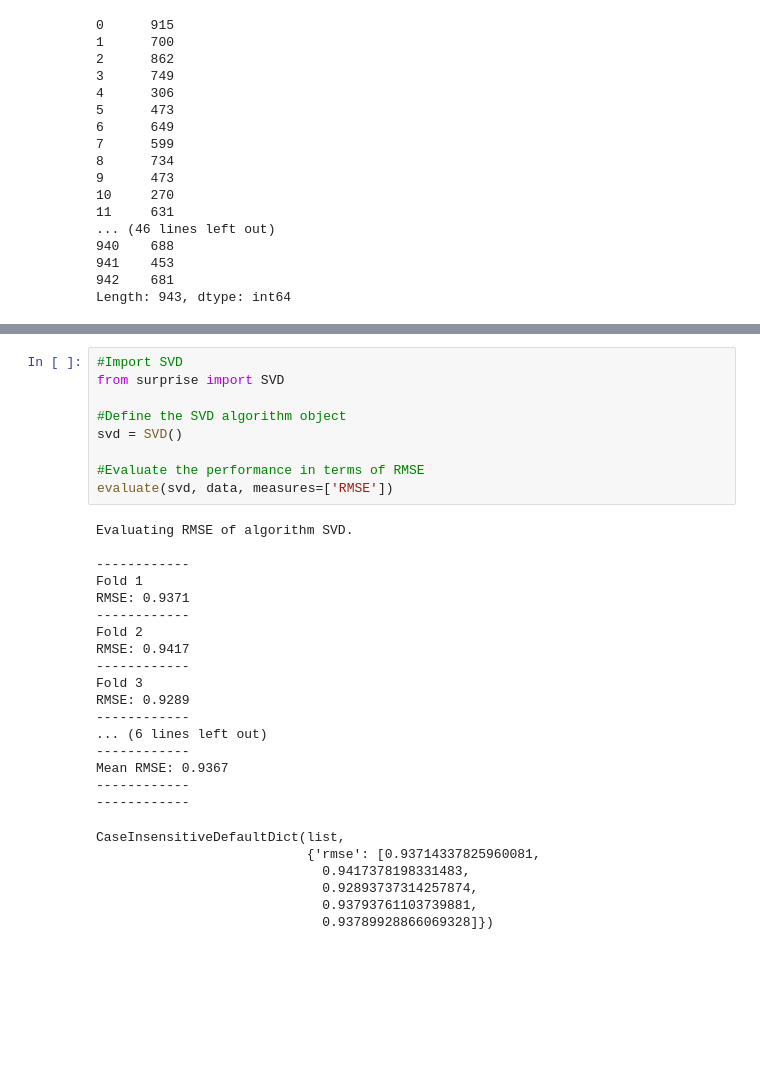
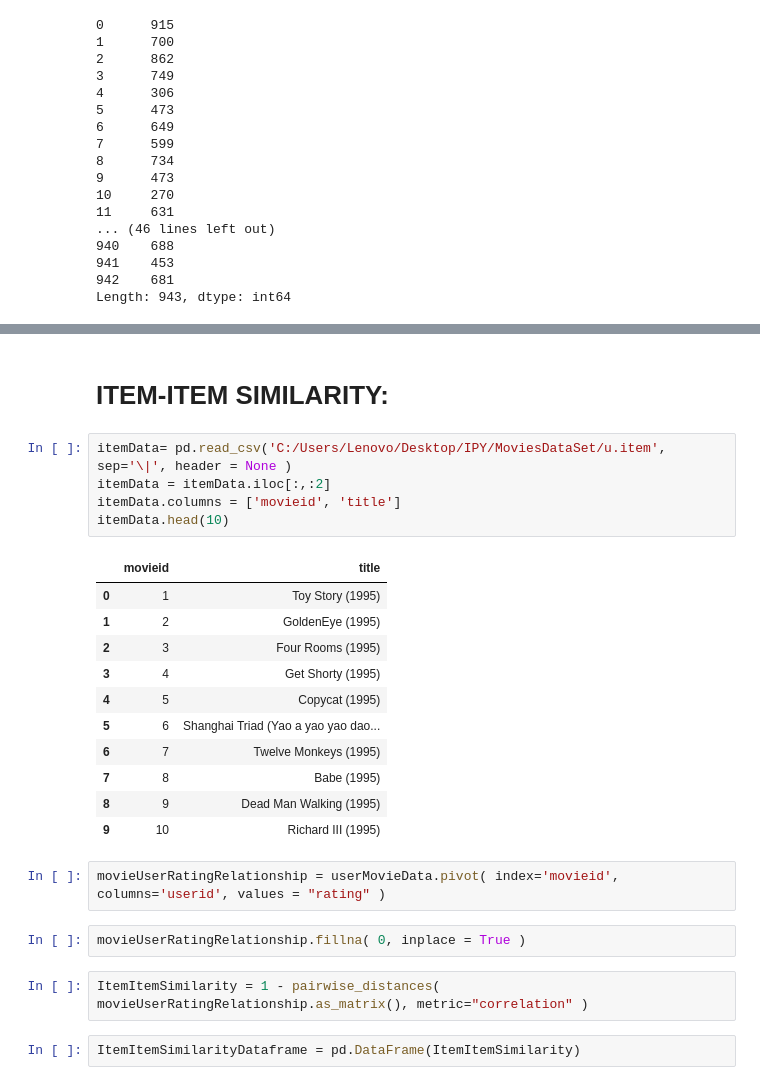
Before and after one commit to rahulvaish/RecommendationSystems-Python, a Jupyter notebook: Example-1 Collaborative Filtering.ipynb, the cells around one changed output, grey strips where cells are left out. Drawn from its saved outputs; the diff is of its cells as text; blank space fills up the shorter version.

```diff
--- a/Example-1 Collaborative Filtering.ipynb
+++ b/Example-1 Collaborative Filtering.ipynb
@@ -256,33 +214,27 @@ CaseInsensitiveDefaultDict(list,
-# %%
-#Import SVD
-from surprise import SVD
-
-#Define the SVD algorithm object
-svd = SVD()
-
-#Evaluate the performance in terms of RMSE
-evaluate(svd, data, measures=['RMSE'])
-# %% [output]
-Evaluating RMSE of algorithm SVD.
-
-------------
-Fold 1
-RMSE: 0.9371
-------------
-Fold 2
-RMSE: 0.9417
-------------
-Fold 3
-RMSE: 0.9289
-------------
-... (6 lines left out)
-------------
-Mean RMSE: 0.9367
-------------
-------------
-CaseInsensitiveDefaultDict(list,
-                           {'rmse': [0.93714337825960081,
-                             0.9417378198331483,
-                             0.92893737314257874,
-                             0.93793761103739881,
-                             0.93789928866069328]})
+# %% [markdown]
+# ITEM-ITEM SIMILARITY:
+# %%
+itemData= pd.read_csv('C:/Users/Lenovo/Desktop/IPY/MoviesDataSet/u.item', sep='\|', header = None )
+itemData = itemData.iloc[:,:2]
+itemData.columns = ['movieid', 'title']
+itemData.head(10)
+# %% [output]
+|  | movieid | title |
+| 0 | 1 | Toy Story (1995) |
+| 1 | 2 | GoldenEye (1995) |
+| 2 | 3 | Four Rooms (1995) |
+| 3 | 4 | Get Shorty (1995) |
+| 4 | 5 | Copycat (1995) |
+| 5 | 6 | Shanghai Triad (Yao a yao yao dao... |
+| 6 | 7 | Twelve Monkeys (1995) |
+| 7 | 8 | Babe (1995) |
+| 8 | 9 | Dead Man Walking (1995) |
+| 9 | 10 | Richard III (1995) |
+# %%
+movieUserRatingRelationship = userMovieData.pivot( index='movieid', columns='userid', values = "rating" )
+# %%
+movieUserRatingRelationship.fillna( 0, inplace = True )
+# %%
+ItemItemSimilarity = 1 - pairwise_distances( movieUserRatingRelationship.as_matrix(), metric="correlation" )
+# %%
+ItemItemSimilarityDataframe = pd.DataFrame(ItemItemSimilarity)
```
Also changed, not shown: parts of 14 cells of this notebook.
